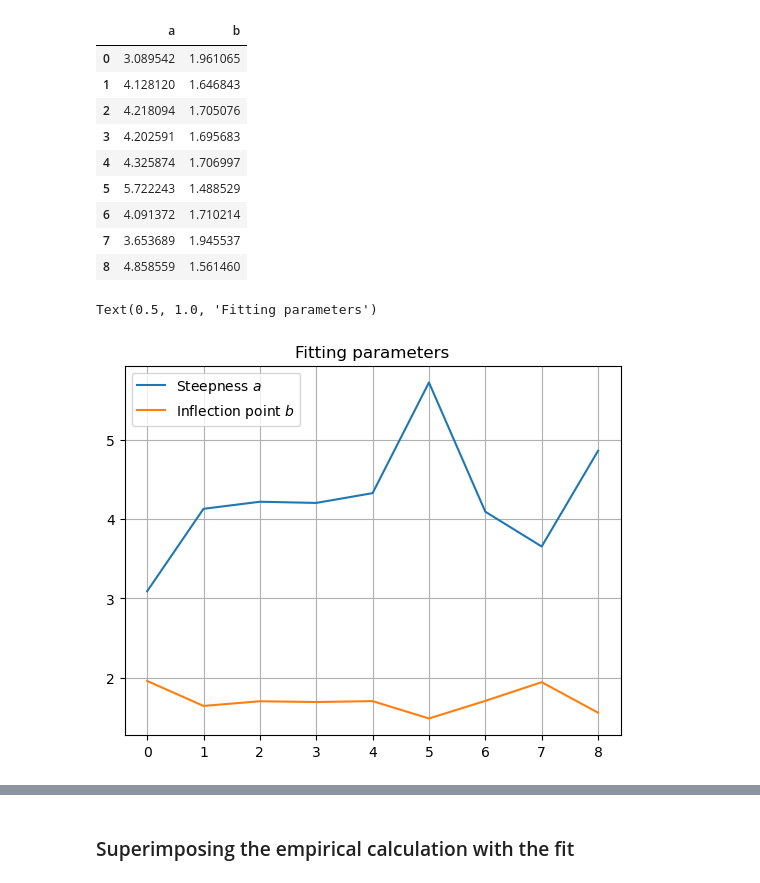
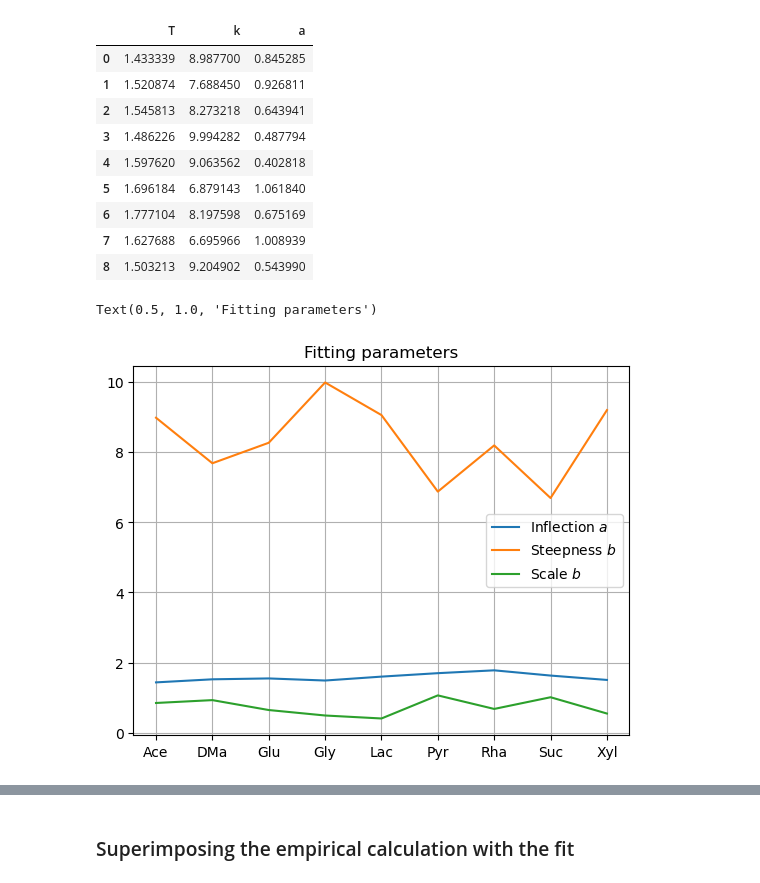
Before and after one commit to Vladi700/PoD_microbial_growth, a Jupyter notebook: empirical_hazard.ipynb, the cells around one changed output, grey strips where cells are left out. Saved outputs shown, nothing was run; the diff lists cells and outputs as text; code cells hidden in the pictures.

Commit message:
Update empirical_hazard.ipynb
better survival fit with 3 parameters

```diff
--- a/empirical_hazard.ipynb
+++ b/empirical_hazard.ipynb
@@ -111,3 +111,6 @@ plt.show()
 # %%
 def logistic_survival(t, a, b):
     return 1 / (1 + np.exp(a * (t - b)))
+
+def generalized_logistic_survival(t, tau, k, alpha):
+    return 1 / (1 + (t / tau)**k)**alpha
@@ -141,12 +148,13 @@ fittingParams = []
 
 for ax, (name, grid, h, survival) in zip(axes, hazards):
 
-    popt, _ = curve_fit(logistic_survival, grid, survival, p0=[1, 1])
-    grid_fit = np.linspace(min(grid), max(grid), 200)
+    popt, _ = curve_fit(generalized_logistic_survival, grid, survival, p0=[1, 1, 1])
+    grid_fit = np.linspace(min(grid), max(grid), len(grid))
+    survival_fit = generalized_logistic_survival(grid_fit, *popt)
     fittingParams.append(popt)
 
     ax.plot(grid, survival, lw=1.5, label='Empirical')
-    ax.plot(grid_fit, logistic_survival(grid_fit, *popt), label='Logistic Fit')
+    ax.plot(grid_fit, survival_fit, label='Logistic Fit')
 
     ax.set_title(name)
     ax.set_xlabel("Protein level")
@@ -161,5 +169,5 @@ plt.suptitle("Empirical Survival Functions", fontsize=16, y=1.02)
 plt.show()
 
 fittingParams = pd.DataFrame(fittingParams)
-fittingParams.columns = ["a", "b"]
+fittingParams.columns = ["T", "k", "a"]
 # %% [output]
@@ -167,26 +175,28 @@ fittingParams.columns = ["a", "b"]
 # %%
 fittingParams
 # %% [output]
-|  | a | b |
-| 0 | 3.089542 | 1.961065 |
-| 1 | 4.128120 | 1.646843 |
-| 2 | 4.218094 | 1.705076 |
-| 3 | 4.202591 | 1.695683 |
-| 4 | 4.325874 | 1.706997 |
-| 5 | 5.722243 | 1.488529 |
-| 6 | 4.091372 | 1.710214 |
-| 7 | 3.653689 | 1.945537 |
-| 8 | 4.858559 | 1.561460 |
+|  | T | k | a |
+| 0 | 1.433339 | 8.987700 | 0.845285 |
+| 1 | 1.520874 | 7.688450 | 0.926811 |
+| 2 | 1.545813 | 8.273218 | 0.643941 |
+| 3 | 1.486226 | 9.994282 | 0.487794 |
+| 4 | 1.597620 | 9.063562 | 0.402818 |
+| 5 | 1.696184 | 6.879143 | 1.061840 |
+| 6 | 1.777104 | 8.197598 | 0.675169 |
+| 7 | 1.627688 | 6.695966 | 1.008939 |
+| 8 | 1.503213 | 9.204902 | 0.543990 |
 # %%
 sugars = ["Ace", "DMa", "Glu", "Gly", "Lac", "Pyr", "Rha", "Suc", "Xyl"]
 
-plt.plot(fittingParams["a"], label ='Steepness $a$')
-plt.plot(fittingParams["b"], label ='Inflection point $b$')
+plt.plot(fittingParams["T"], label ='Inflection $a$')
+plt.plot(fittingParams["k"], label ='Steepness $b$')
+plt.plot(fittingParams["a"], label ='Scale $b$')
+
 plt.legend()
 plt.grid()
-plt.xticks(ticks=[0,1,2,3,4,5,6,7,8])
+plt.xticks(ticks=[0,1,2,3,4,5,6,7,8], labels = sugars)
 plt.title("Fitting parameters")
 # %% [output]
 Text(0.5, 1.0, 'Fitting parameters')
-[figure, old version]
+[figure, new version]
 # %%
```
Also changed, not shown: parts of 11 cells of this notebook.
